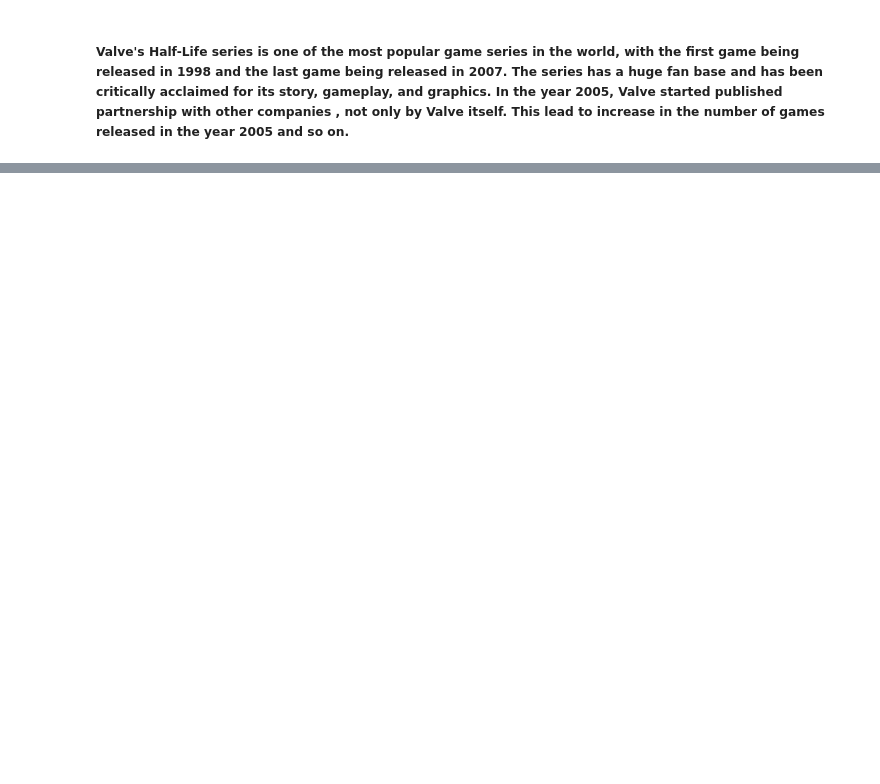
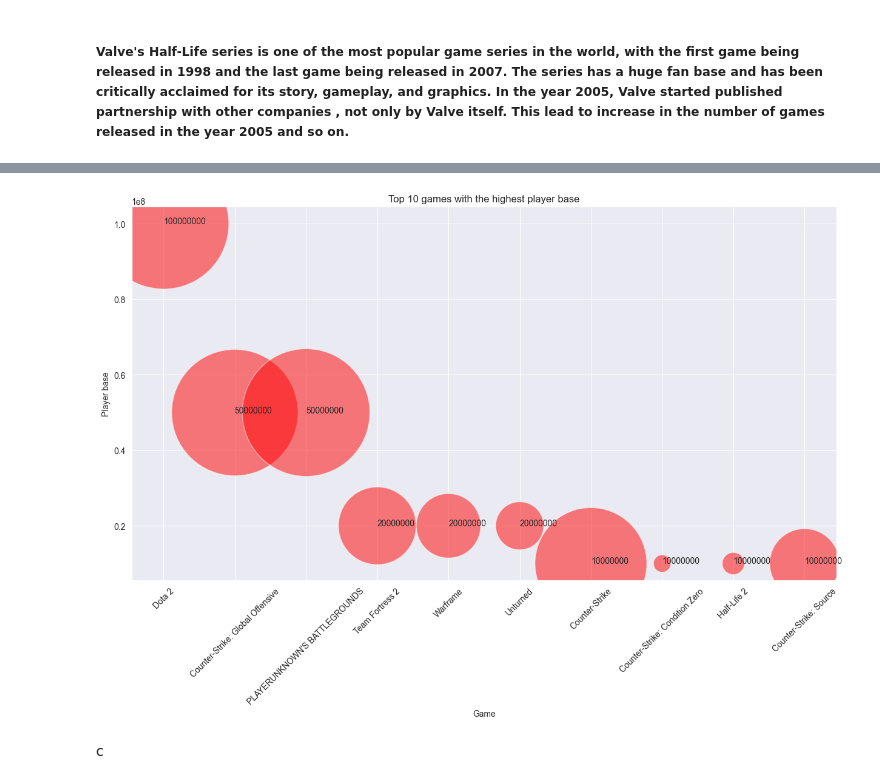
Before and after one commit to K1ko/SteamStoreGames-Analysis, a Jupyter notebook: EDA.ipynb, the cells around one changed output, grey strips where cells are left out. Cells and saved outputs as stored; diff of their text form; code cells hidden in the pictures; blank space fills up the shorter version.

```diff
--- a/EDA.ipynb
+++ b/EDA.ipynb
@@ -387,0 +475,5 @@ SELECT * FROM df WHERE name LIKE '%Half-Life%' ORDER BY release_date
+# %%
+# Top 10 games with the highest playtime
+# convert player_base to int
+df['player_base'] = df['player_base'].astype(int)
+df.nlargest(10, 'player_base')
@@ -387,0 +497,24 @@ SELECT * FROM df WHERE name LIKE '%Half-Life%' ORDER BY release_date
+# %%
+# Create a new DataFrame with the top 10 games with the highest player base
+top_games = df.nlargest(10, 'player_base')
+
+# Create the scatter plot
+plt.figure(figsize=(15,8))
+scatter = plt.scatter(top_games['name'], top_games['player_base'], s=top_games['average_playtime'], alpha=0.5, c='r', edgecolors='w')
+
+# Add title and labels
+plt.title('Top 10 games with the highest player base')
+plt.xlabel('Game')
+plt.ylabel('Player base')
+plt.xticks(rotation=45)
+
+# Add annotations
+for i in range(top_games.shape[0]):
+    plt.annotate(top_games['player_base'].iloc[i], (top_games['name'].iloc[i], top_games['player_base'].iloc[i]))
+
+# Show the plot
+plt.show()
+# %% [output]
+[figure, added]
+# %% [markdown]
+c
```
Also changed, not shown: parts of 9 cells of this notebook.
